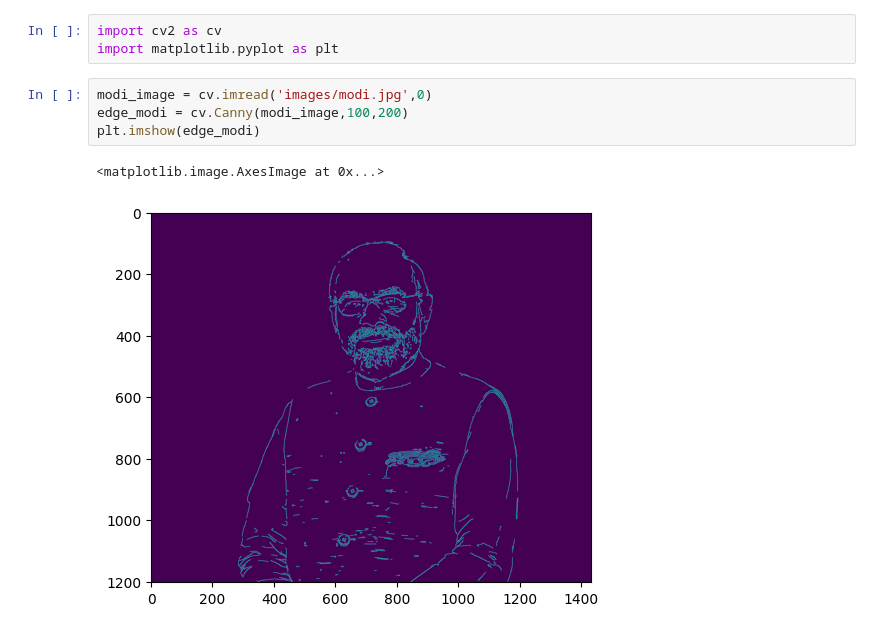
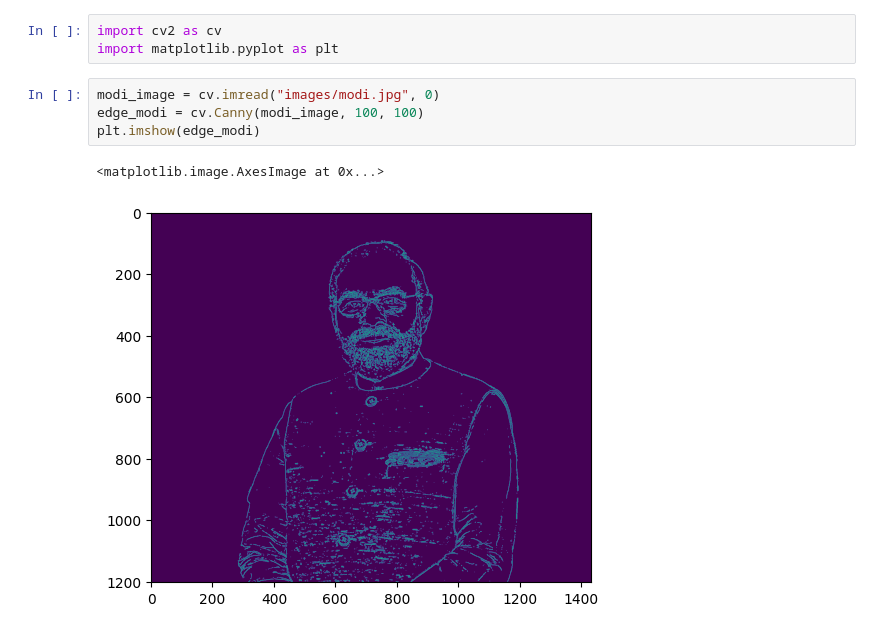
Before and after one commit to AbhijeetJ-512/image-processing, a Jupyter notebook: assignment/canny_edge.ipynb, the cells around one changed output. Drawn from its saved outputs; the diff is of its cells as text.

```diff
--- a/assignment/canny_edge.ipynb
+++ b/assignment/canny_edge.ipynb
@@ -2,9 +2,9 @@
 import cv2 as cv
 import matplotlib.pyplot as plt
 # %%
-modi_image = cv.imread('images/modi.jpg',0)
-edge_modi = cv.Canny(modi_image,100,200)
+modi_image = cv.imread("images/modi.jpg", 0)
+edge_modi = cv.Canny(modi_image, 100, 100)
 plt.imshow(edge_modi)
 # %% [output]
 <matplotlib.image.AxesImage at 0x...>
-[figure, old version]
+[figure, new version]
```
Also changed, not shown: 13 other files.
